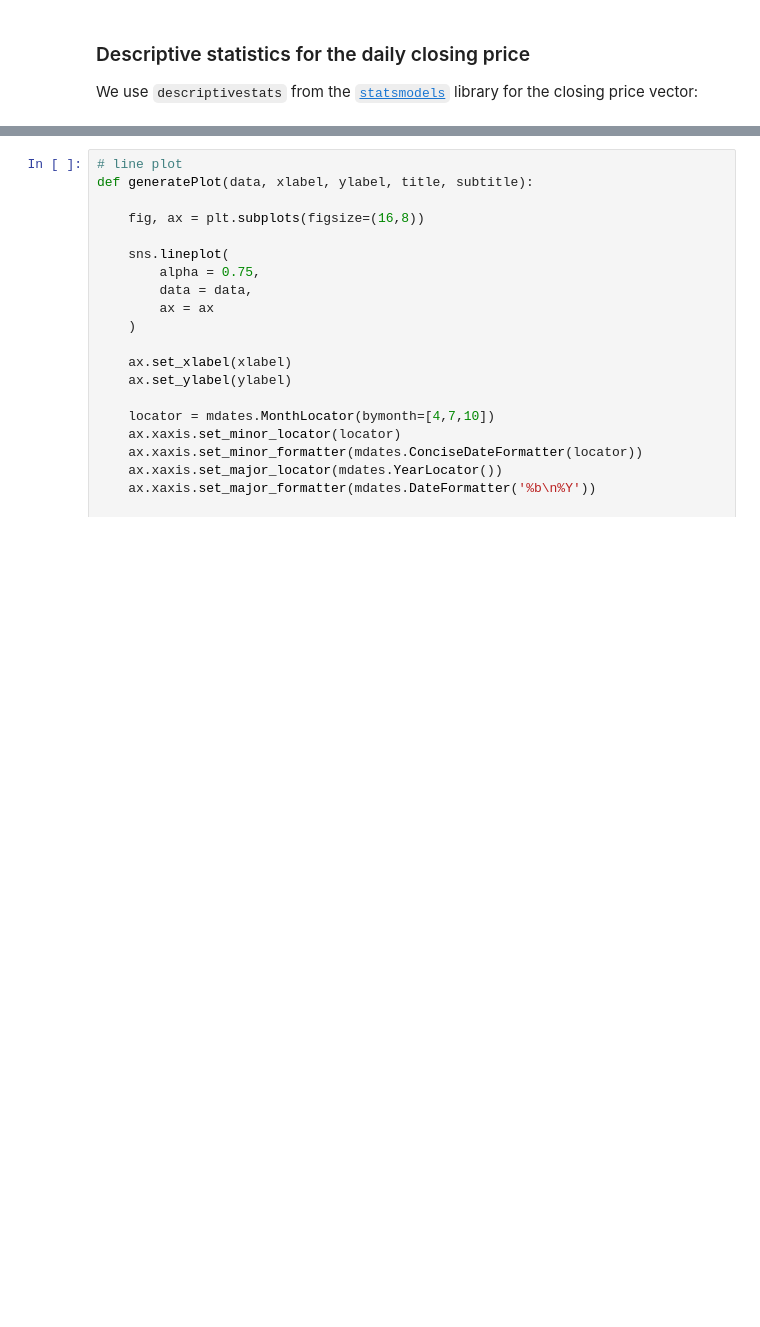
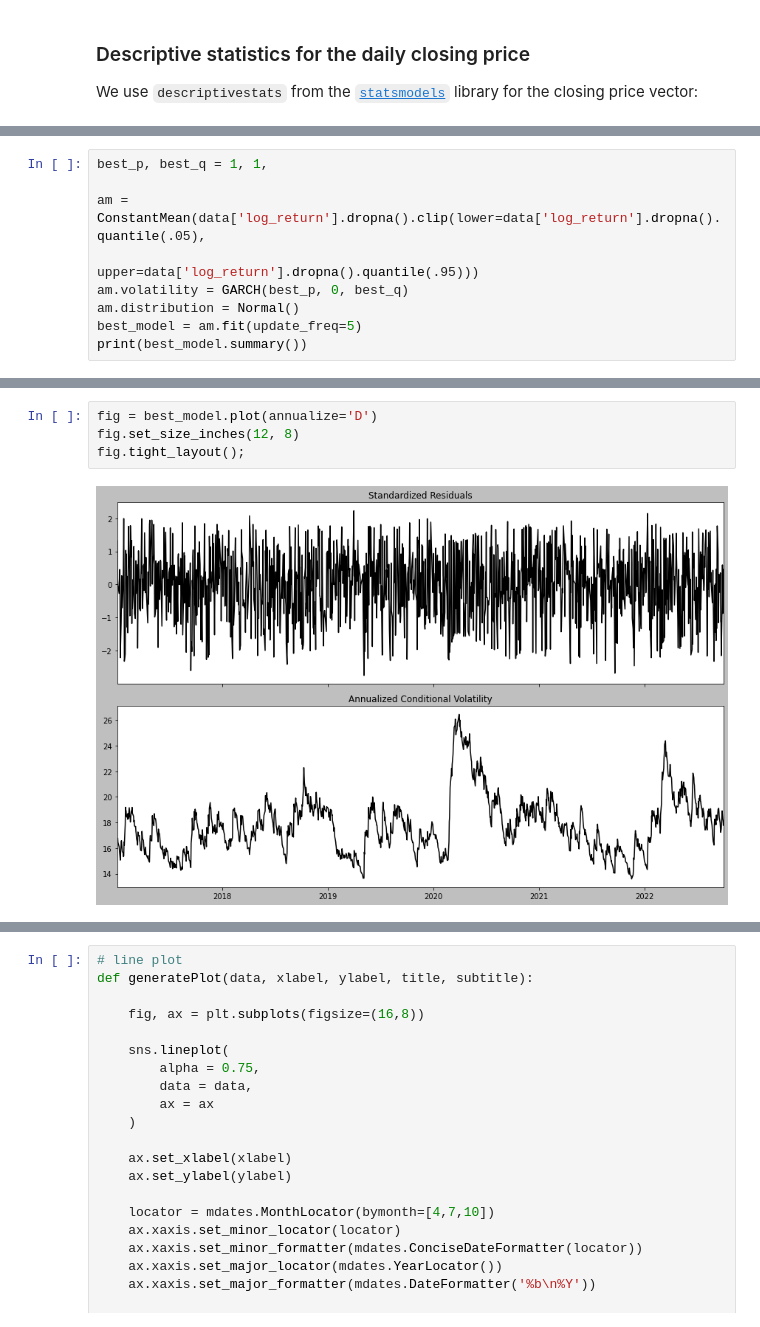
Before and after one commit to orestisf/Notebooks, a Jupyter notebook: finance/Athex_Large_Cap_index_analysis.ipynb, the cells around one changed output, grey strips where cells are left out. Drawn from its saved outputs; the diff is of its cells as text; blank space fills up the shorter version.

```diff
--- a/finance/Athex_Large_Cap_index_analysis.ipynb
+++ b/finance/Athex_Large_Cap_index_analysis.ipynb
@@ -247,0 +315,9 @@ KeyError: ignored
+# %%
+best_p, best_q = 1, 1,
+
+am = ConstantMean(data['log_return'].dropna().clip(lower=data['log_return'].dropna().quantile(.05),
+                                      upper=data['log_return'].dropna().quantile(.95)))
+am.volatility = GARCH(best_p, 0, best_q)
+am.distribution = Normal()
+best_model = am.fit(update_freq=5)
+print(best_model.summary())
@@ -247,0 +342,6 @@ KeyError: ignored
+# %%
+fig = best_model.plot(annualize='D')
+fig.set_size_inches(12, 8)
+fig.tight_layout();
+# %% [output]
+[figure, added]
```
Also changed, not shown: parts of 31 cells of this notebook.
